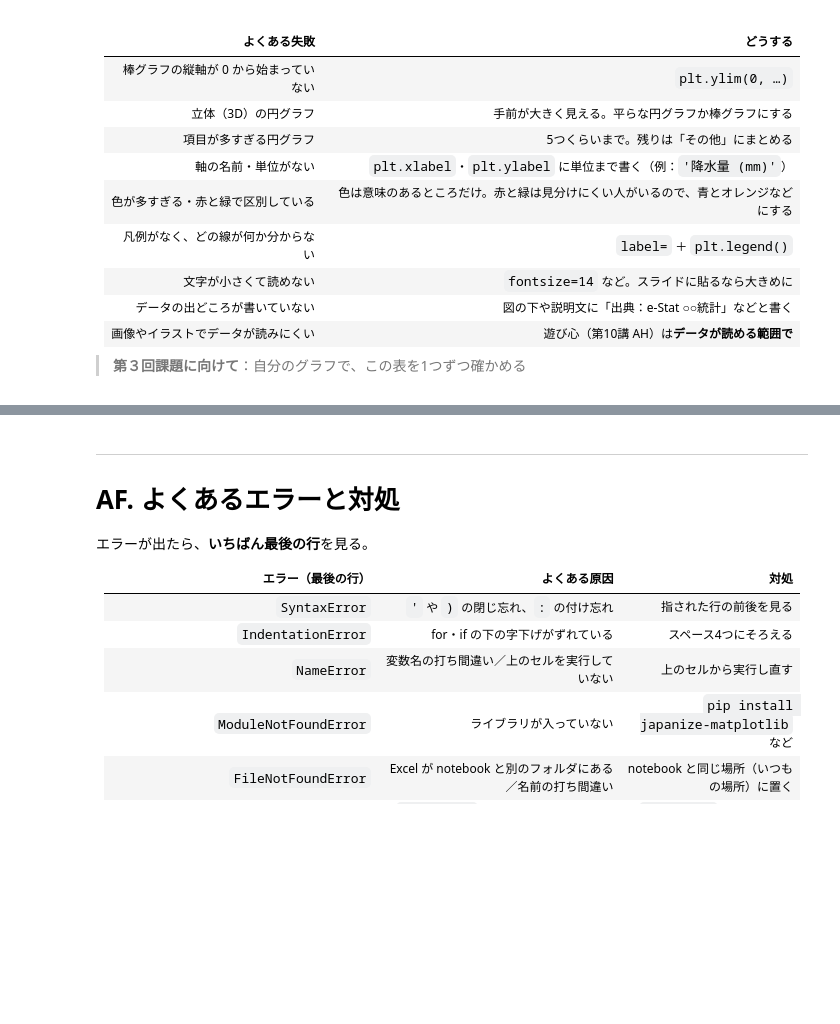
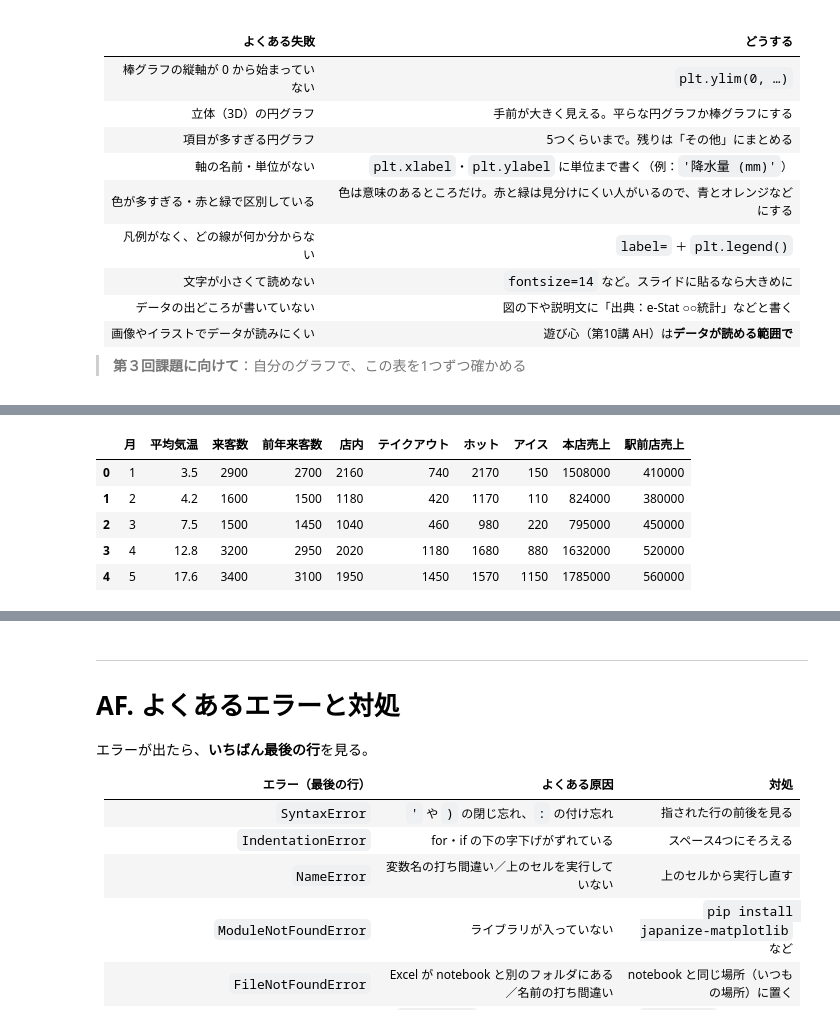
Before and after one commit to CreativeStudies-NGT/lectures, a Jupyter notebook: dsa/DSA2026_第11講_総復習.ipynb, the cells around one changed output, grey strips where cells are left out. Cells and saved outputs as stored; diff of their text form; code cells hidden in the pictures; blank space fills up the shorter version.

```diff
--- a/dsa/DSA2026_第11講_総復習.ipynb
+++ b/dsa/DSA2026_第11講_総復習.ipynb
@@ -328,0 +125,10 @@ plt.show()
+# %%
+df_cafe = pd.read_excel('dsa2026review.xlsx', sheet_name='cafe')
+df_cafe.head()
+# %% [output]
+|  | 月 | 平均気温 | 来客数 | 前年来客数 | 店内 | テイクアウト | ホット | アイス | 本店売上 | 駅前店売上 |
+| 0 | 1 | 3.5 | 2900 | 2700 | 2160 | 740 | 2170 | 150 | 1508000 | 410000 |
+| 1 | 2 | 4.2 | 1600 | 1500 | 1180 | 420 | 1170 | 110 | 824000 | 380000 |
+| 2 | 3 | 7.5 | 1500 | 1450 | 1040 | 460 | 980 | 220 | 795000 | 450000 |
+| 3 | 4 | 12.8 | 3200 | 2950 | 2020 | 1180 | 1680 | 880 | 1632000 | 520000 |
+| 4 | 5 | 17.6 | 3400 | 3100 | 1950 | 1450 | 1570 | 1150 | 1785000 | 560000 |
```
Also changed, not shown: parts of 42 cells of this notebook.
